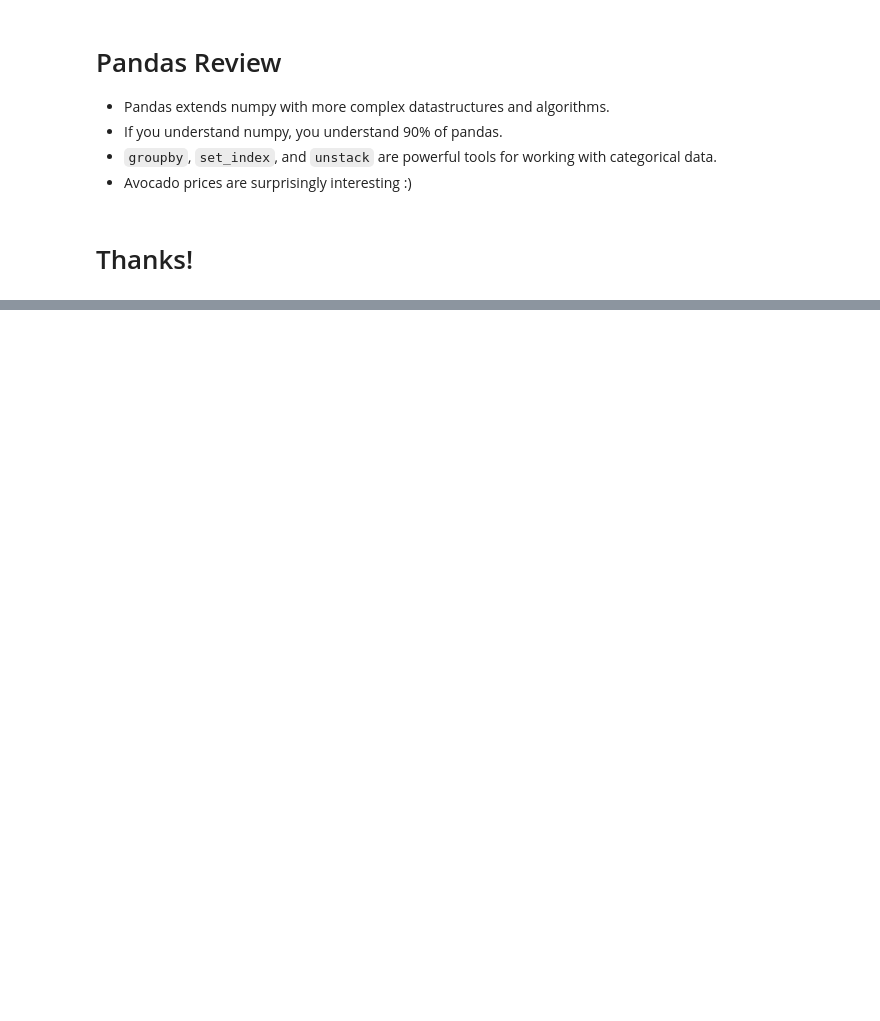
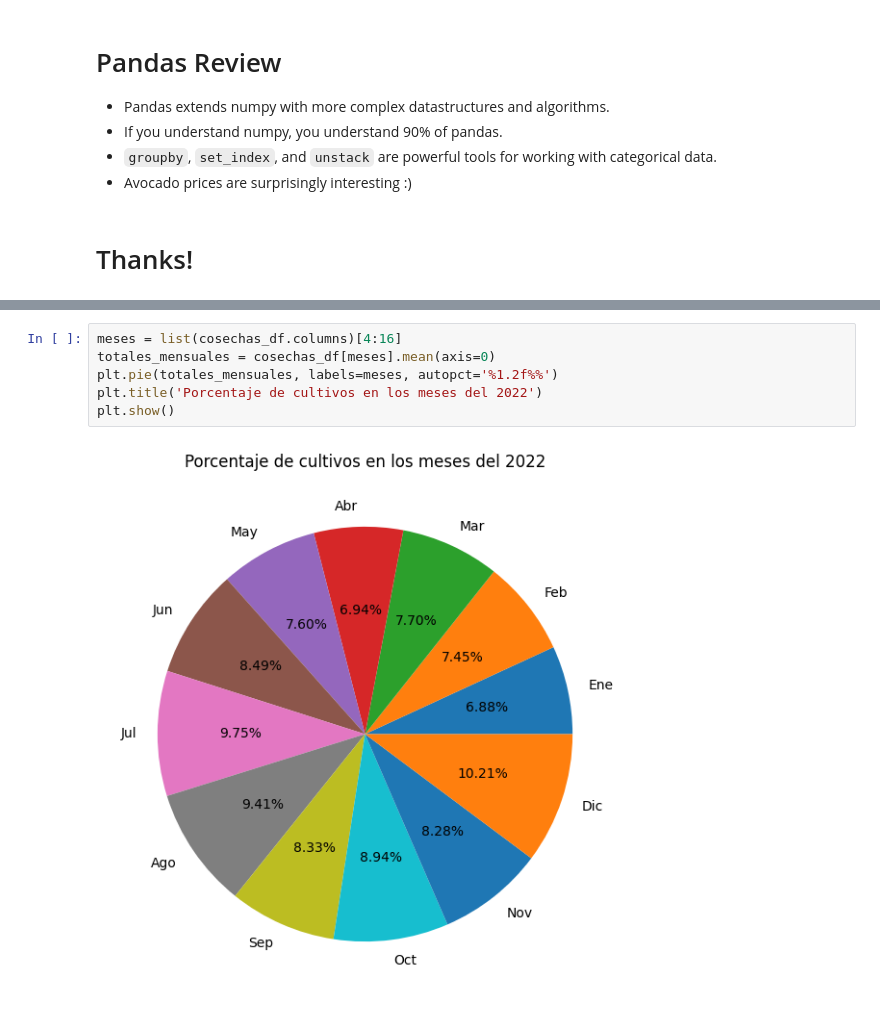
Before and after one commit to kellysolanomt/MetNumUN2024I, a Jupyter notebook: Lab2/ksolanoc_Lab2.ipynb, the cells around one changed output, grey strips where cells are left out. Saved outputs shown, nothing was run; the diff lists cells and outputs as text; blank space fills up the shorter version.

```diff
--- a/Lab2/ksolanoc_Lab2.ipynb
+++ b/Lab2/ksolanoc_Lab2.ipynb
@@ -1552,0 +1648,8 @@ ax.set_xticklabels(ax.get_xticklabels(), rotation=45);
+# %%
+meses = list(cosechas_df.columns)[4:16]
+totales_mensuales = cosechas_df[meses].mean(axis=0)
+plt.pie(totales_mensuales, labels=meses, autopct='%1.2f%%')
+plt.title('Porcentaje de cultivos en los meses del 2022')
+plt.show()
+# %% [output]
+[figure, added]
```
Also changed, not shown: parts of 13 cells of this notebook.
